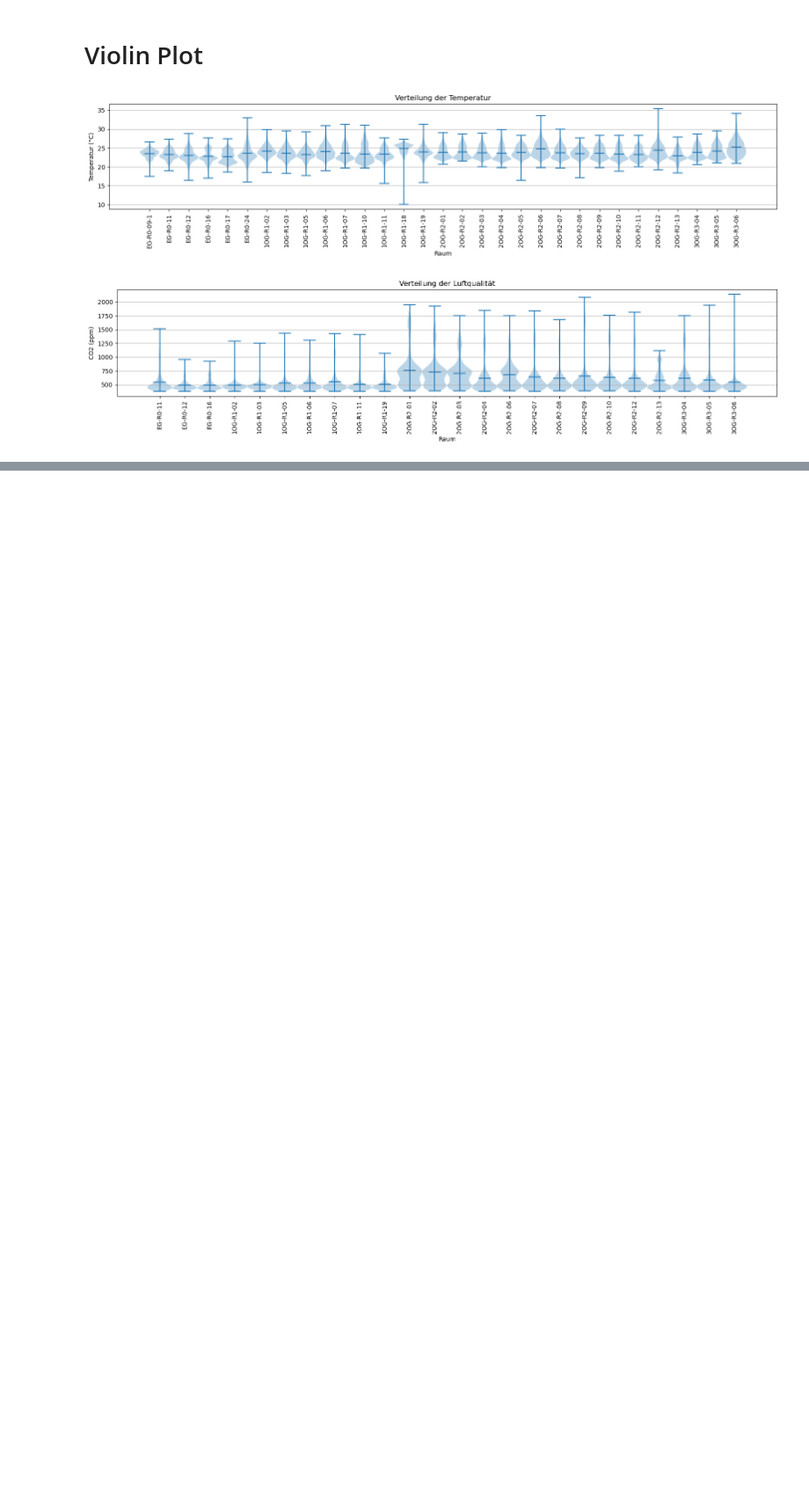
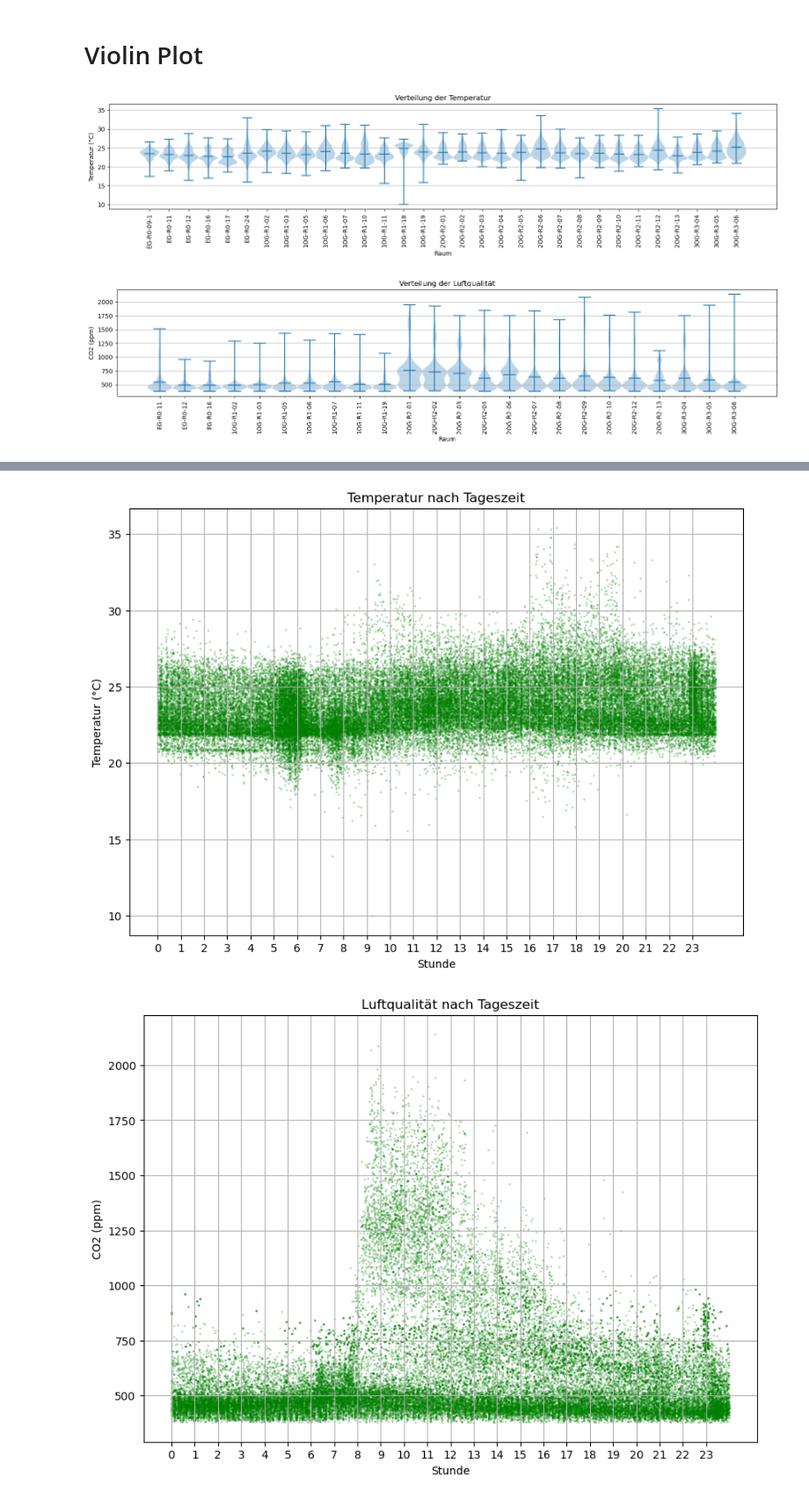
Before and after one commit to tug-cps/SchoolFeedback, a Jupyter notebook: notebooks/analyse_room_data.ipynb, the cells around one changed output, grey strips where cells are left out. Shown at 88% size. Cells and saved outputs as stored; diff of their text form; code cells hidden in the pictures; blank space fills up the shorter version.

Commit message:
new scatterplots

```diff
--- a/notebooks/analyse_room_data.ipynb
+++ b/notebooks/analyse_room_data.ipynb
@@ -17,8 +17,10 @@ file_list = {
 }
 # %%
 rooms_temp = []
+rooms_temp_df = []
 names_temp = []
 rooms_qual = []
+rooms_qual_df = []
 names_qual = []
 
 for floor in dir_list.keys():
@@ -32,14 +34,18 @@ for floor in dir_list.keys():
             names=[file.split()[0], '_1', '_2', '_3'],
             )
         room_df.index.name = 'Time'
+        room_df['Minute'] = room_df.index.hour * 60 + room_df.index.minute
         if file.split()[1][:-4] == 'Lufttemp':
             names_temp.append(file.split()[0])
+            rooms_temp_df.append(room_df.iloc[:,[0, -1]].dropna())
             rooms_temp.append(room_df.iloc[:,0].dropna().tolist())
         else:
             names_qual.append(file.split()[0])
+            rooms_qual_df.append(room_df.iloc[:,[0, -1]].dropna())
             rooms_qual.append(room_df.iloc[:,0].dropna().tolist())
 # %%
 rooms_data = [rooms_temp, rooms_qual]
+rooms_df_data = [rooms_temp_df, rooms_qual_df]
 names_list = [names_temp, names_qual]
 titles = ["Temperatur", "Luftqualität"]
 axes = ['Temperatur (°C)', 'CO2 (ppm)']
@@ -64,10 +70,9 @@ for room, name, title, xaxis in zip(rooms_data, names_list, titles, axes):
 # %%
 # Multiple Histograms
 
-subfolders = ["Hist Qual/", "Hist Temp/"]
 n_rows_list = [6, 4]
 
-for rooms, names, title, xaxis, subfolder, n_rows in zip(rooms_data, names_list, titles, axes, subfolders, n_rows_list):
+for rooms, names, title, xaxis, n_rows in zip(rooms_data, names_list, titles, axes, n_rows_list):
     fig, axs = plt.subplots(nrows=n_rows, ncols=6, figsize=(14, n_rows*2.5))
     for it, (room, name) in enumerate(zip(rooms, names)):
         current_row = int(it / 6)
@@ -115,0 +119,22 @@ name
+# %%
+# Single Scatterplot
+
+for rooms, name, xaxis in zip(rooms_df_data, titles, axes):
+
+    fig, ax = plt.subplots(figsize=(10, 7))
+
+    for room in rooms:
+        ax.scatter(room.loc[:, 'Minute'], room.iloc[:,[0]], c='green', s=1.2, alpha=0.2)
+    plt.title(f"{name} nach Tageszeit")
+    plt.xlabel("Stunde")
+    ax.set_xticks(np.arange(0, 24) * 60, np.arange(0, 24))
+    plt.ylabel(xaxis)
+    plt.grid()
+    #props = dict(boxstyle='round', facecolor='wheat')
+    #ax.text(0.05, 0.95, f"Gesamt: {grouped_data['count'].sum()}", transform=ax.transAxes, verticalalignment='top', bbox=props)
+
+    plt.savefig("../plots/room_values_by_hour/" + name + "_by_datetime.png")
+    plt.show()
+# %% [output]
+[figure, added]
+[figure, added]
```
Also changed, not shown: parts of 2 cells of this notebook, 2 other files.
